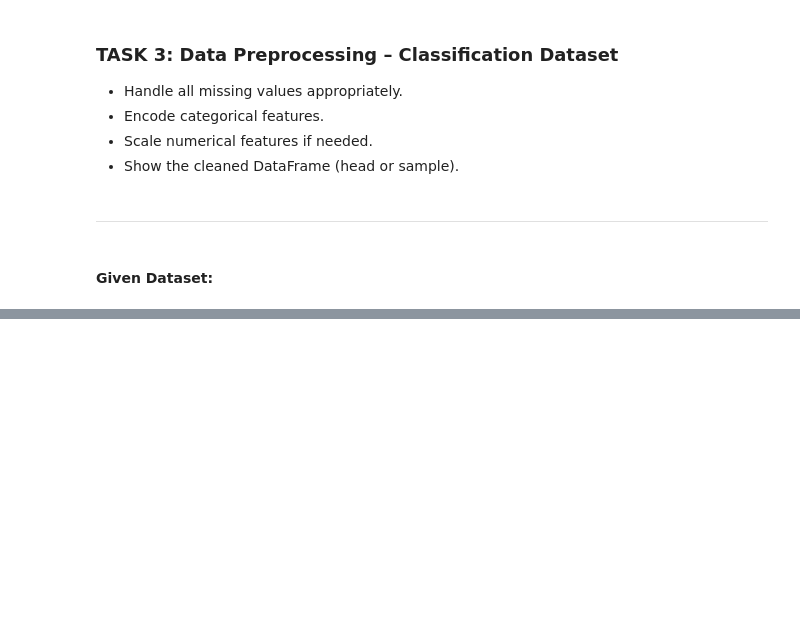
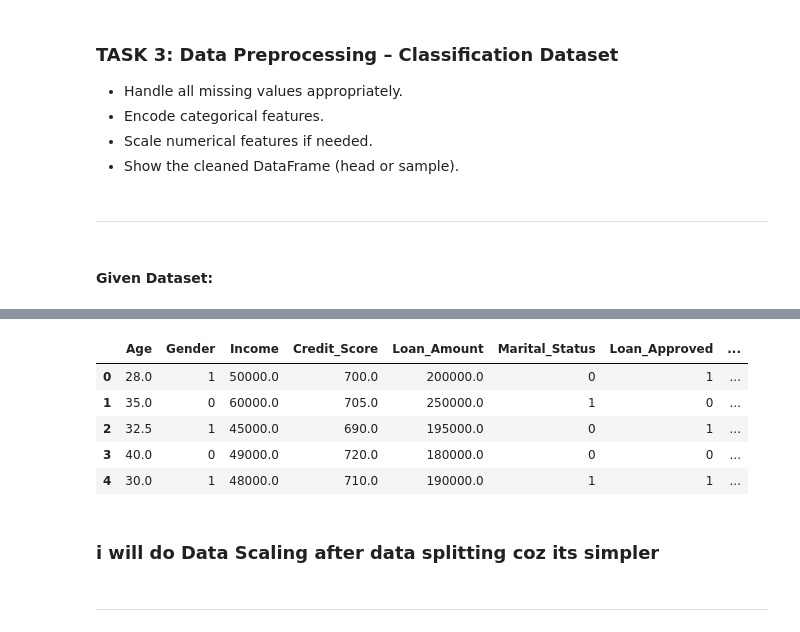
Before and after one commit to Musxeto/Ai-lab, a Jupyter notebook: Assignment/Assignment-188.ipynb, the cells around one changed output, grey strips where cells are left out. Cells and saved outputs as stored; diff of their text form; code cells hidden in the pictures; blank space fills up the shorter version.

```diff
--- a/Assignment/Assignment-188.ipynb
+++ b/Assignment/Assignment-188.ipynb
@@ -143,0 +266,15 @@ data.head()
+# %%
+data.drop(['Applicant_ID'], axis=1, inplace=True)
+# %%
+data.head()
+# %% [output]
+|  | Age | Gender | Income | Credit_Score | Loan_Amount | Marital_Status | Loan_Approved | ... |
+| 0 | 28.0 | 1 | 50000.0 | 700.0 | 200000.0 | 0 | 1 | ... |
+| 1 | 35.0 | 0 | 60000.0 | 705.0 | 250000.0 | 1 | 0 | ... |
+| 2 | 32.5 | 1 | 45000.0 | 690.0 | 195000.0 | 0 | 1 | ... |
+| 3 | 40.0 | 0 | 49000.0 | 720.0 | 180000.0 | 0 | 0 | ... |
+| 4 | 30.0 | 1 | 48000.0 | 710.0 | 190000.0 | 1 | 1 | ... |
+# %% [markdown]
+### i will do Data Scaling after data splitting coz its simpler
+# %% [markdown]
+___________
```
Also changed, not shown: parts of 45 cells of this notebook, 5 other files.
